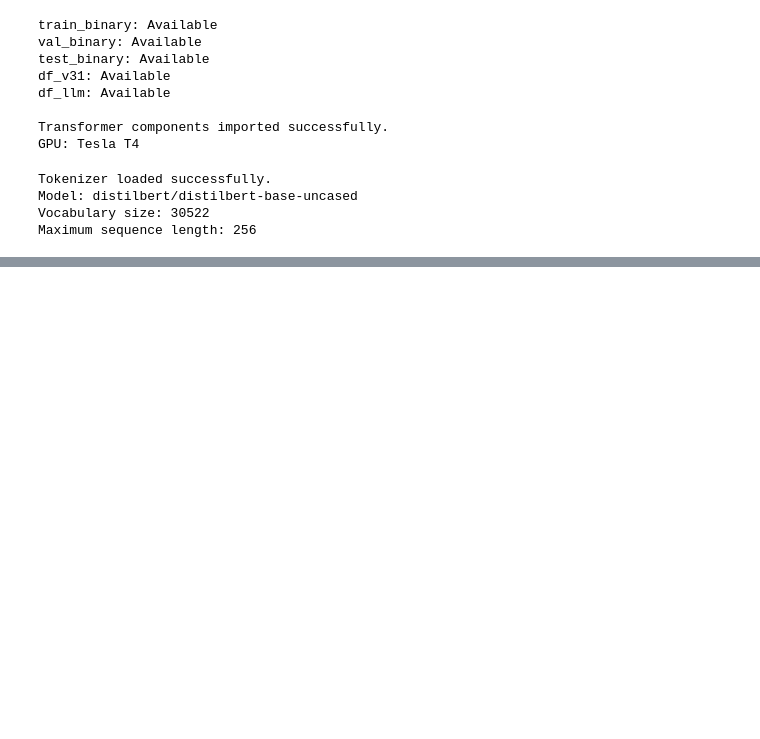
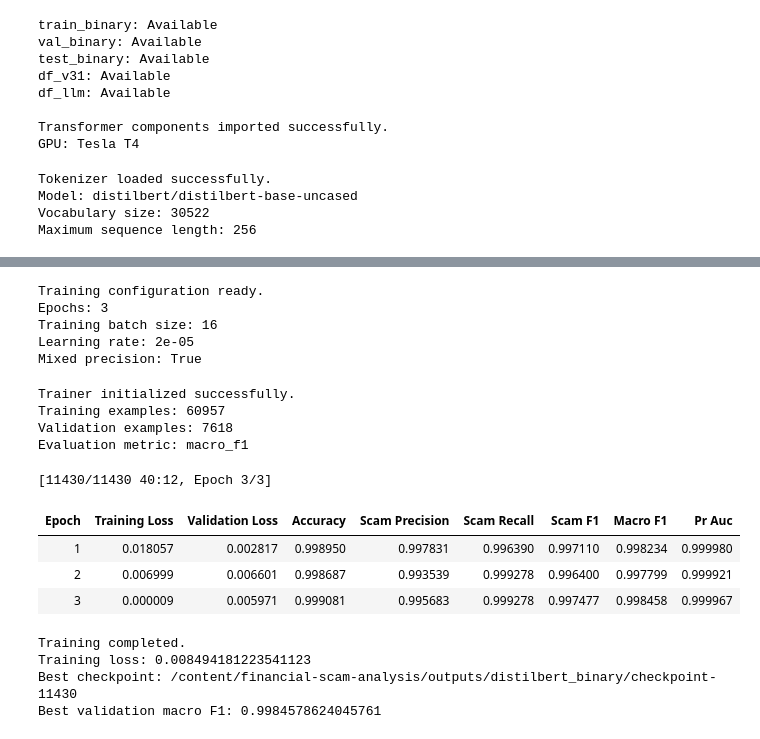
Before and after one commit to Supan-Roy/financial-scam-analysis, a Jupyter notebook: notebooks/06_transformer_based_modeling.ipynb, the cells around one changed output, grey strips where cells are left out. Cells and saved outputs as stored; diff of their text form; code cells hidden in the pictures; blank space fills up the shorter version.

```diff
--- a/notebooks/06_transformer_based_modeling.ipynb
+++ b/notebooks/06_transformer_based_modeling.ipynb
@@ -350,0 +622,76 @@ Maximum sequence length: 256
+# %%
+# Configure DistilBERT fine-tuning parameters
+
+training_args = TrainingArguments(
+    output_dir=str(PROJECT_ROOT / "outputs" / "distilbert_binary"),
+    num_train_epochs=3,
+    per_device_train_batch_size=16,
+    per_device_eval_batch_size=32,
+    learning_rate=2e-5,
+    weight_decay=0.01,
+    eval_strategy="epoch",
+    save_strategy="epoch",
+    load_best_model_at_end=True,
+    metric_for_best_model="macro_f1",
+    greater_is_better=True,
+    logging_strategy="steps",
+    logging_steps=100,
+    save_total_limit=2,
+    fp16=True,
+    report_to="none",
+    seed=RANDOM_STATE,
+    data_seed=RANDOM_STATE
+)
+
+print("Training configuration ready.")
+print("Epochs:", training_args.num_train_epochs)
+print("Training batch size:", training_args.per_device_train_batch_size)
+print("Learning rate:", training_args.learning_rate)
+print("Mixed precision:", training_args.fp16)
+# %% [output]
+Training configuration ready.
+Epochs: 3
+Training batch size: 16
+Learning rate: 2e-05
+Mixed precision: True
+# %%
+# Initialize the Hugging Face Trainer for binary classification
+
+trainer = Trainer(
+    model=model,
+    args=training_args,
+    train_dataset=train_dataset,
+    eval_dataset=val_dataset,
+    processing_class=tokenizer,
+    data_collator=data_collator,
+    compute_metrics=compute_metrics
+)
+
+print("Trainer initialized successfully.")
+print("Training examples:", len(train_dataset))
+print("Validation examples:", len(val_dataset))
+print("Evaluation metric: macro_f1")
+# %% [output]
+Trainer initialized successfully.
+Training examples: 60957
+Validation examples: 7618
+Evaluation metric: macro_f1
+# %%
+# Fine-tune DistilBERT on the real financial scam classification dataset
+
+train_result = trainer.train()
+
+print("\nTraining completed.")
+print("Training loss:", train_result.training_loss)
+print("Best checkpoint:", trainer.state.best_model_checkpoint)
+print("Best validation macro F1:", trainer.state.best_metric)
+# %% [output]
+[11430/11430 40:12, Epoch 3/3]
+| Epoch | Training Loss | Validation Loss | Accuracy | Scam Precision | Scam Recall | Scam F1 | Macro F1 | Pr Auc |
+| 1 | 0.018057 | 0.002817 | 0.998950 | 0.997831 | 0.996390 | 0.997110 | 0.998234 | 0.999980 |
+| 2 | 0.006999 | 0.006601 | 0.998687 | 0.993539 | 0.999278 | 0.996400 | 0.997799 | 0.999921 |
+| 3 | 0.000009 | 0.005971 | 0.999081 | 0.995683 | 0.999278 | 0.997477 | 0.998458 | 0.999967 |
+Training completed.
+Training loss: 0.008494181223541123
+Best checkpoint: /content/financial-scam-analysis/outputs/distilbert_binary/checkpoint-11430
+Best validation macro F1: 0.9984578624045761
```
Also changed, not shown: parts of 13 cells of this notebook.
